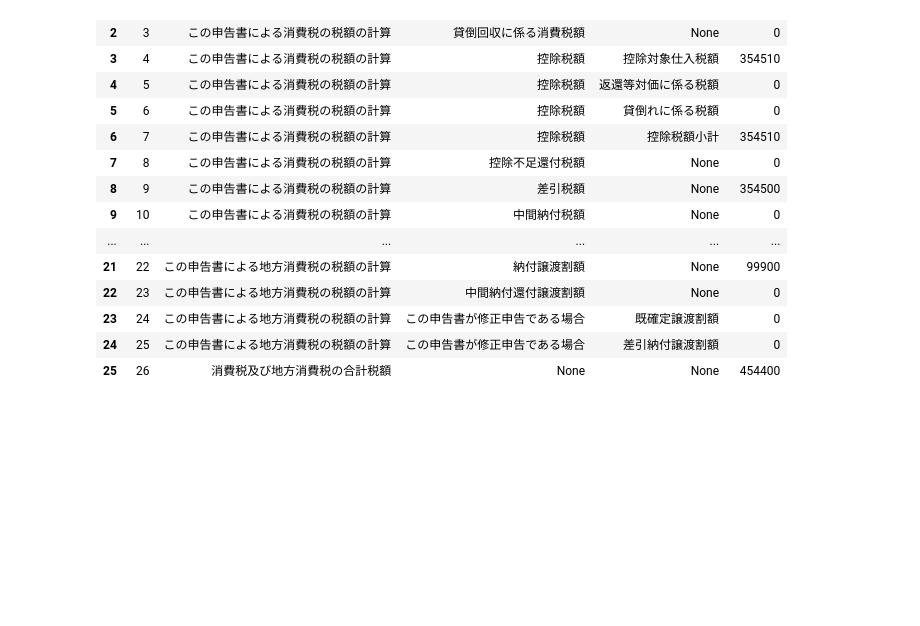
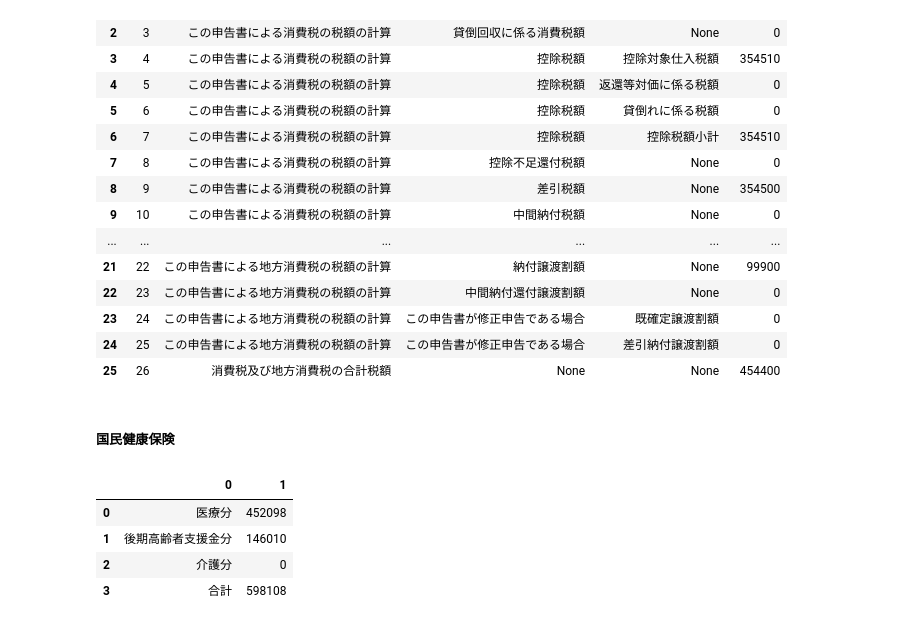
Before and after one commit to yoshida-eth0/python-etax, a Jupyter notebook: example/person1.ipynb, the cells around one changed output. Drawn from its saved outputs; the diff is of its cells as text; code cells hidden in the pictures; blank space fills up the shorter version.

Commit message:
国民健康保険実装

```diff
--- a/example/person1.ipynb
+++ b/example/person1.ipynb
@@ -56,6 +60,7 @@ context.所得税_基礎控除 = 所得税_基礎控除_R2()
 context.所得税_税率 = 所得税_税率_H27()
 context.住民税_基礎控除 = 住民税_基礎控除_R3()
 context.住民税_税率一覧 = 住民税_税率一覧_R6()
+context.国民健康保険 = 国民健康保険_R6()
 
 # 損益計算書
 x損益計算書 = 損益計算書()
@@ -77,3 +82,9 @@ x納税者.ふるさと納税額 = 76_000
 設定項目（消費税）
 """
 xみなし仕入率 = みなし仕入率_サービス業等
+
+"""
+設定項目（国民健康保険）
+"""
+x納税者.納税者本人.年齢 = 30
+x納税者.国民健康保険_加入地域 = '東京都杉並区'
@@ -271,3 +282,17 @@ x消費税及び地方消費税の申告書_第一表.to_dataframe()
 | 23 | 24 | この申告書による地方消費税の税額の計算 | この申告書が修正申告である場合 | 既確定譲渡割額 | 0 |
 | 24 | 25 | この申告書による地方消費税の税額の計算 | この申告書が修正申告である場合 | 差引納付譲渡割額 | 0 |
 | 25 | 26 | 消費税及び地方消費税の合計税額 | None | None | 454400 |
+# %% [markdown]
+##### 国民健康保険
+# %%
+"""
+国民健康保険
+"""
+x国民健康保険 = 国民健康保険(x所得金額等, x納税者)
+x国民健康保険.to_dataframe()
+# %% [output]
+|  | 0 | 1 |
+| 0 | 医療分 | 452098 |
+| 1 | 後期高齢者支援金分 | 146010 |
+| 2 | 介護分 | 0 |
+| 3 | 合計 | 598108 |
```
Also changed, not shown: parts of 7 cells of this notebook, 6 other files.
